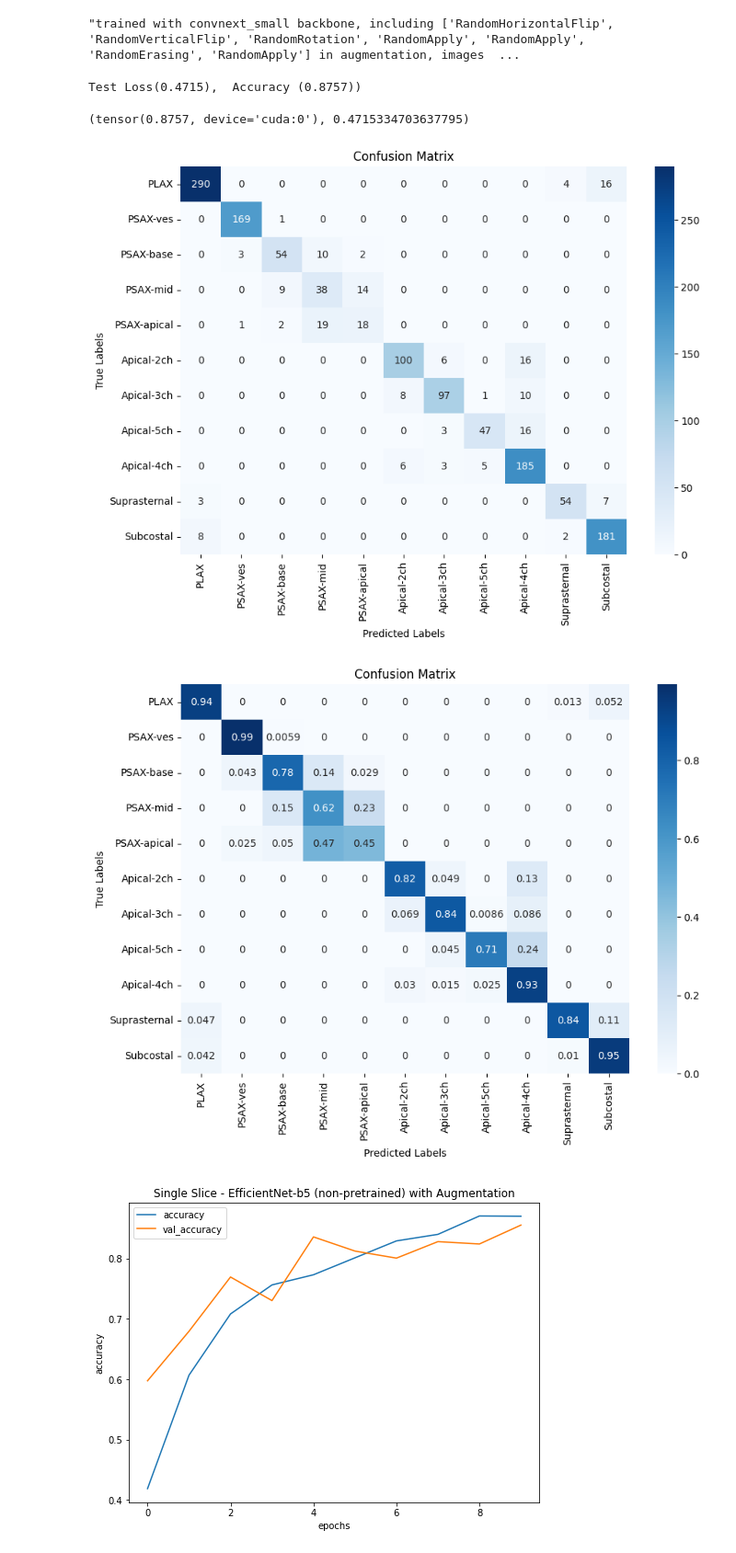
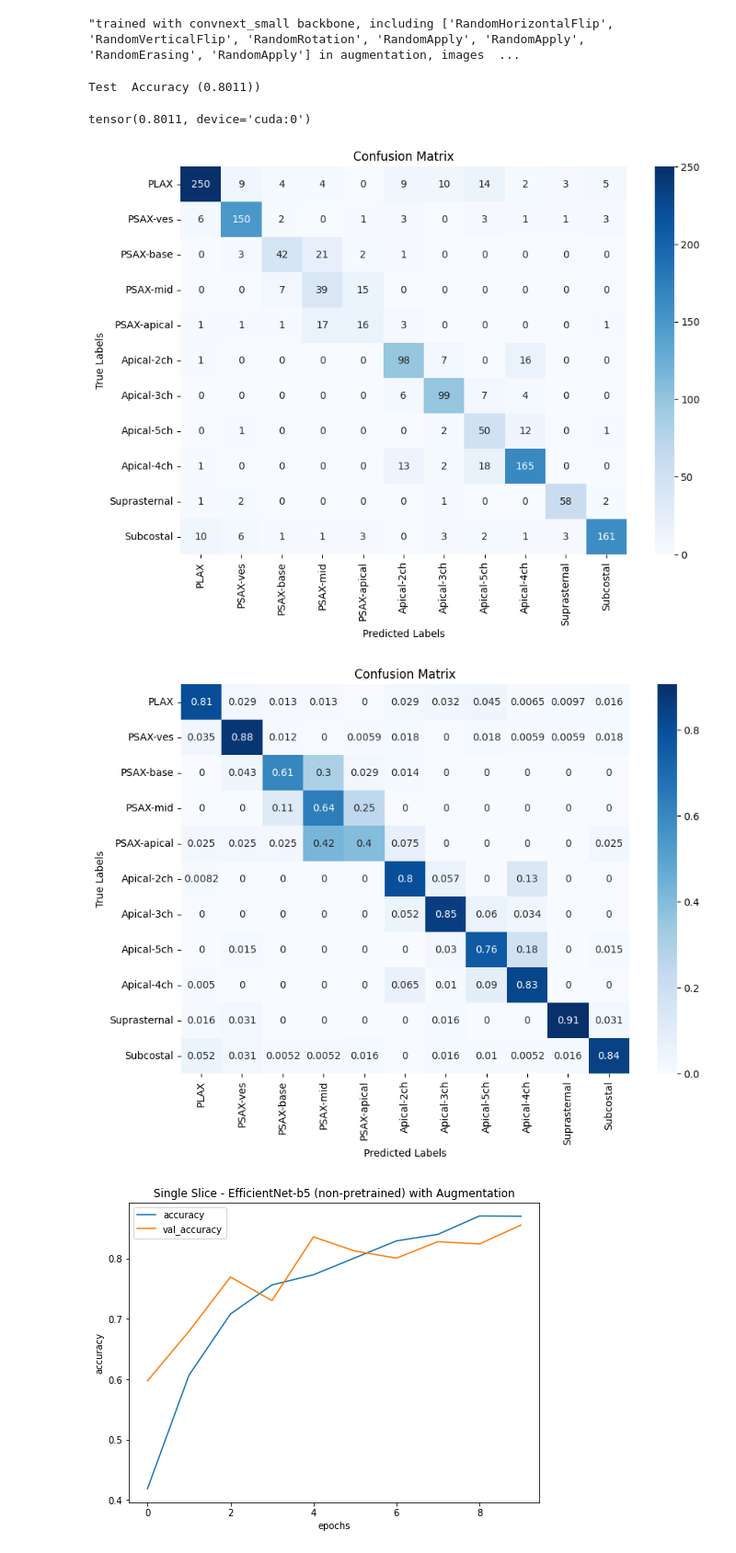
Before and after one commit to shokoofa-ghods/TTE_view_classification_pipeline, a Jupyter notebook: notebooks/models/singleSlice pipeline.ipynb, the cells around one changed output. Shown: that part at 92% size. Drawn from its saved outputs; the diff is of its cells as text; code cells hidden in the pictures.

Commit message:
automating group prediction (router) in an end-to-end group-view-classifier model (multiViewClassifier)

```diff
--- a/notebooks/models/singleSlice pipeline.ipynb
+++ b/notebooks/models/singleSlice pipeline.ipynb
@@ -506,8 +438,6 @@ def evaluate(model, loader, device, mode='validation'):
 # %%
-epochs = 13
+epochs = 25
 backbone_freeze_epoch = 5
-accs = []
-losses = []
 val_loss = 0.0
 best_val_loss = float('inf')
 best_model = None
@@ -519,7 +449,8 @@ for epoch in range(epochs):
   model.train()
   total = 0
   running_loss = 0.
-  running_corrects = 0
+  running_corrects_view = 0
+  running_corrects_group = 0
 
   # if epoch == backbone_freeze_epoch:
   #   unfreeze_backbone(model)
@@ -530,31 +461,33 @@ for epoch in range(epochs):
     images = images.to(device)
     labels = labels.to(device)
     optimizer.zero_grad()
-    outputs = model(images, labels)
+    view_logits, group_logits = model(images)
     labels = labels.squeeze(1)
-    loss = criterion(outputs, labels)
+    group_targets = torch.tensor([model.view_id_to_group_idx[v.item()] for v in labels], device=device)
+    group_loss = criterion(group_logits, group_targets)
+    view_loss = criterion(view_logits, labels)
+    loss = group_loss + view_loss
     loss.backward()
     optimizer.step()
 
     total += images.size(0)
-    _, predictions = outputs.max(1)
+    _, predictions_view = view_logits.max(1)
+    _, predictions_group = group_logits.max(1)
     running_loss += loss.item() * images.size(0)
-    running_corrects += (predictions == labels).sum()
+    running_corrects_view += (predictions_view == labels).sum()
+    running_corrects_group += (predictions_group == group_targets).sum()
 
   epoch_loss = running_loss / total
-  epoch_acc = running_corrects / total
-  accs.append(epoch_acc)
-  losses.append(epoch_loss)
-  # loss = total_loss / total
-  print(f'Train epoch {epoch}: Loss({epoch_loss:6.4f}, Accuracy ({epoch_acc:6.5f}) )')
-  val_acc, val_loss = evaluate(model, val_loader, device, mode='valid')
-  accs.append(val_acc)
-  losses.append(val_loss)
+  epoch_acc_group = running_corrects_group / total
+  epoch_acc_view = running_corrects_view / total
+
+  print(f'Train epoch {epoch}: Loss({epoch_loss:6.4f}, Accuracy Group ({epoch_acc_group:6.5f}), Accuracy View ({epoch_acc_view:6.5f}) )')
+  val_acc_group, val_acc_view, val_loss = evaluate(model, val_loader, device, epoch, mode='valid')
 
   print('---')
 
   if(val_loss < best_val_loss):
-    best_acc = val_acc
+    best_acc = val_acc_view
     best_val_loss = val_loss
     epochs_no_improve = 0
     best_model = copy.deepcopy(model)
@@ -562,7 +495,7 @@ for epoch in range(epochs):
   else:
     epochs_no_improve += 1
 
-  if epochs_no_improve > 2 and epoch > 7:
+  if epochs_no_improve > 6 and epoch > 18:
     print('no further improvement ', best_acc)
     break
 # %% [output]
@@ -598,7 +532,7 @@ torch.save({
 # %% [markdown]
 #### Load a Pretrained Model
 # %%
-loaded_info = torch.load(os.path.join(files_address, 'notebooks/saved_models', f'model_{model.__class__.__name__}-bb_({backbone_type})-acc_{round(val_acc.item(),3)}.pth'))
+loaded_info = torch.load(os.path.join(files_address, 'notebooks/saved_models', f'model_{model.__class__.__name__}-bb_({backbone_type})-acc_{round(val_acc_view.item(),3)}.pth'))
 model = loaded_info['model']
 description = loaded_info['discription']
 description
@@ -622,23 +556,24 @@ def evaluate(model, loader, device, mode='Test'):
     labels = labels.to(device)
     labels = labels.squeeze(1)
     with torch.no_grad():
-      outputs = model(images, labels)
-      loss = criterion(outputs, labels)
-      total_loss += loss.item() * images.size(0)
+      outputs, groups = model(images)
+      # loss = criterion(outputs, labels)
+      # total_loss += loss.item() * images.size(0)
       total += images.size(0)
       _, predictions = outputs.max(1)
       total_correct += (labels == predictions).sum()
 
   # print(total_correct, total, accuracy)
-  loss = total_loss / total
+  # loss = total_loss / total
   accuracy = total_correct / total
-  print(f'{mode} Loss({loss:6.4f}),  Accuracy ({accuracy:6.4f}))')
-  return accuracy, loss
+  # print(f'{mode} Loss({loss:6.4f}),  Accuracy ({accuracy:6.4f}))')
+  print(f'{mode}  Accuracy ({accuracy:6.4f}))')
+  return accuracy
 
 evaluate(model, loader= test_loader, device = device)
 # %% [output]
-Test Loss(0.4715),  Accuracy (0.8757))
+Test  Accuracy (0.8011))
-(tensor(0.8757, device='cuda:0'), 0.4715334703637795)
+tensor(0.8011, device='cuda:0')
 # %%
 true_labels, pred_labels = [], []
 
@@ -649,36 +584,36 @@ valid_labels = {'PLAX': 0, 'PSAX-ves' : 1, 'PSAX-base' : 2, 'PSAX-mid' : 3,
 
 labels_name = valid_labels.keys()
 model.eval()
 for i, (images, labels) in enumerate(test_loader):
     images = images.to(device)
     labels = labels.to(device)
     labels = labels.squeeze(1)
 
     with torch.no_grad():
-        outputs = model(images, labels)
+        outputs, _ = model(images, labels)
         _, predictions = outputs.max(1)
         true_labels.extend(labels.cpu().numpy())
         pred_labels.extend(predictions.cpu().numpy())
 
 cm = confusion_matrix(true_labels, pred_labels)
 cm_normalized = cm.astype('float') / cm.sum(axis=1)[:, np.newaxis]
 
 plt.figure(figsize=(10,7))
 sns.heatmap(cm, annot=True, fmt='d', cmap='Blues', xticklabels=labels_name, yticklabels=labels_name )
 plt.xlabel('Predicted Labels')
 plt.ylabel('True Labels')
 plt.title('Confusion Matrix')
 plt.show()
 
 plt.figure(figsize=(10,7))
 sns.heatmap(cm_normalized, annot=True, cmap='Blues', xticklabels=labels_name, yticklabels=labels_name )
 plt.xlabel('Predicted Labels')
 plt.ylabel('True Labels')
 plt.title('Confusion Matrix')
 plt.show()
 # %% [output]
-[figure, old version]
+[figure, new version]
-[figure, old version]
+[figure, new version]
 # %%
 from numpy.core.multiarray import zeros
 import matplotlib.pyplot as plt
```
Also changed, not shown: parts of 8 cells of this notebook.
